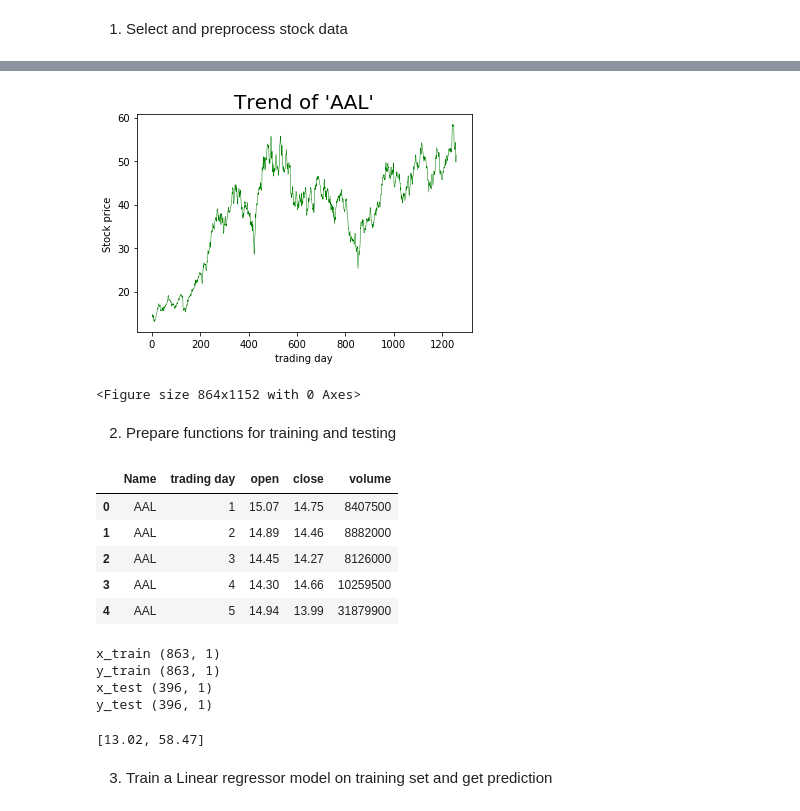
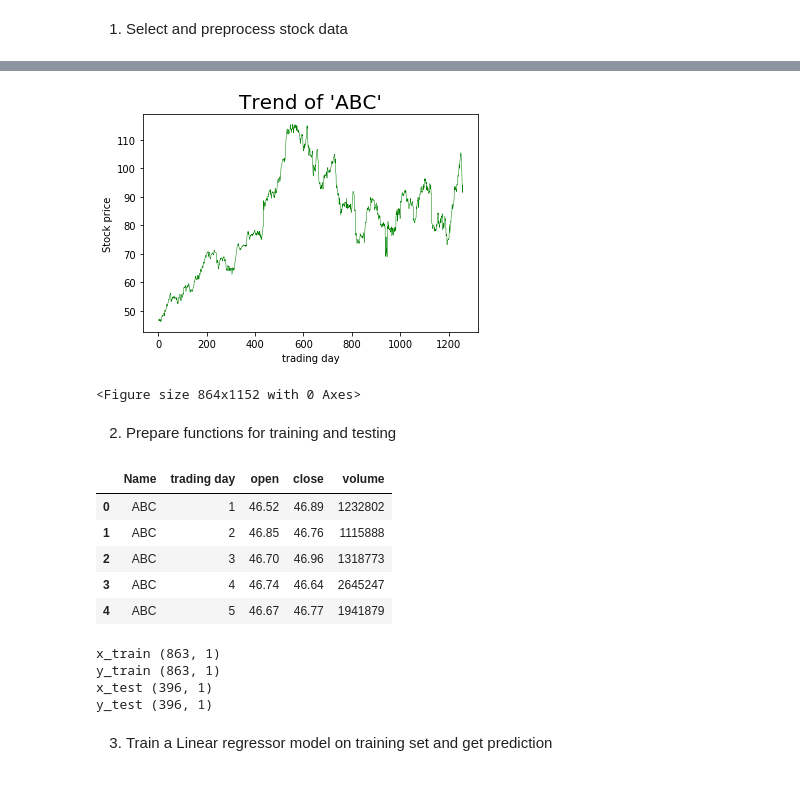
Before and after one commit to Cosmopolitaine/Tools-Project-Data-Cleaning, a Jupyter notebook: LinearRegression_Model.ipynb, the cells around one changed output, grey strips where cells are left out. Cells and saved outputs as stored; diff of their text form; code cells hidden in the pictures.

```diff
--- a/LinearRegression_Model.ipynb
+++ b/LinearRegression_Model.ipynb
@@ -16,5 +16,6 @@ def select_stock(stock_name:str):
     return data_stock_chosen
 
 #eg. choose 'AAL'
-data = select_stock('AAL')
+data = select_stock('ABC')
+data
 # %% [output]
@@ -44,7 +62,7 @@ def plot(data):
 
 plot(data)
 # %% [output]
-[figure, old version]
+[figure, new version]
 <Figure size 864x1152 with 0 Axes>
 # %%
 import math
@@ -116,15 +135,15 @@ def train_test_split_linear_regression(stock):
     return X_train, X_test, y_train, y_test, label_range
 # %%
 #Load preprocessed data
-stock = pd.read_csv('AAL_preprocessed.csv')
+stock = pd.read_csv('%s_preprocessed.csv' %data.iat[0, 0])
 display(stock.head())
 # %% [output]
 |  | Name | trading day | open | close | volume |
-| 0 | AAL | 1 | 15.07 | 14.75 | 8407500 |
-| 1 | AAL | 2 | 14.89 | 14.46 | 8882000 |
-| 2 | AAL | 3 | 14.45 | 14.27 | 8126000 |
-| 3 | AAL | 4 | 14.30 | 14.66 | 10259500 |
-| 4 | AAL | 5 | 14.94 | 13.99 | 31879900 |
+| 0 | ABC | 1 | 46.52 | 46.89 | 1232802 |
+| 1 | ABC | 2 | 46.85 | 46.76 | 1115888 |
+| 2 | ABC | 3 | 46.70 | 46.96 | 1318773 |
+| 3 | ABC | 4 | 46.74 | 46.64 | 2645247 |
+| 4 | ABC | 5 | 46.67 | 46.77 | 1941879 |
 # %%
 #Split data into train and test pair
 X_train, X_test, y_train, y_test, label_range= train_test_split_linear_regression(stock)
@@ -133,13 +152,11 @@ print("x_train", X_train.shape)
 print("y_train", y_train.shape)
 print("x_test", X_test.shape)
 print("y_test", y_test.shape)
-label_range
 # %% [output]
 x_train (863, 1)
 y_train (863, 1)
 x_test (396, 1)
 y_test (396, 1)
-[13.02, 58.47]
 # %% [markdown]
 3. Train a Linear regressor model on training set and get prediction
 # %%
```
Also changed, not shown: parts of 5 cells of this notebook.
